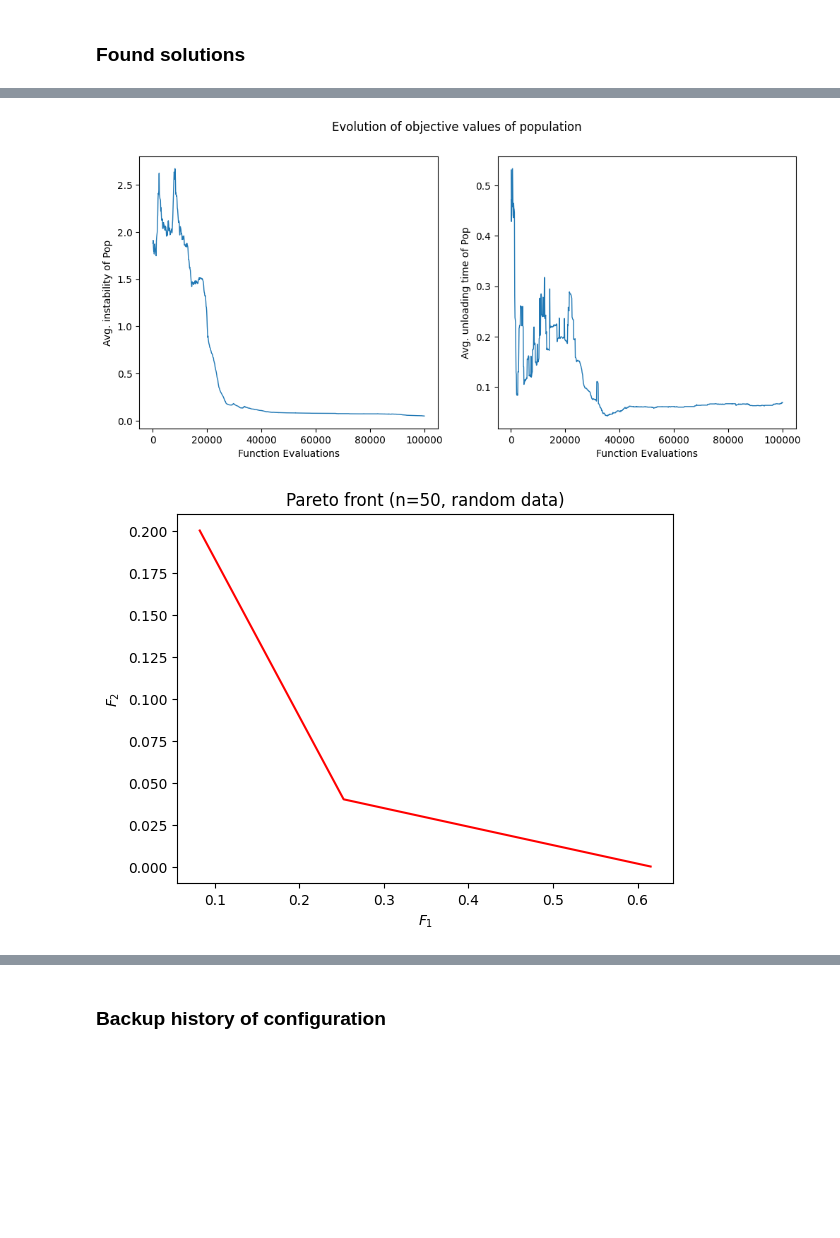
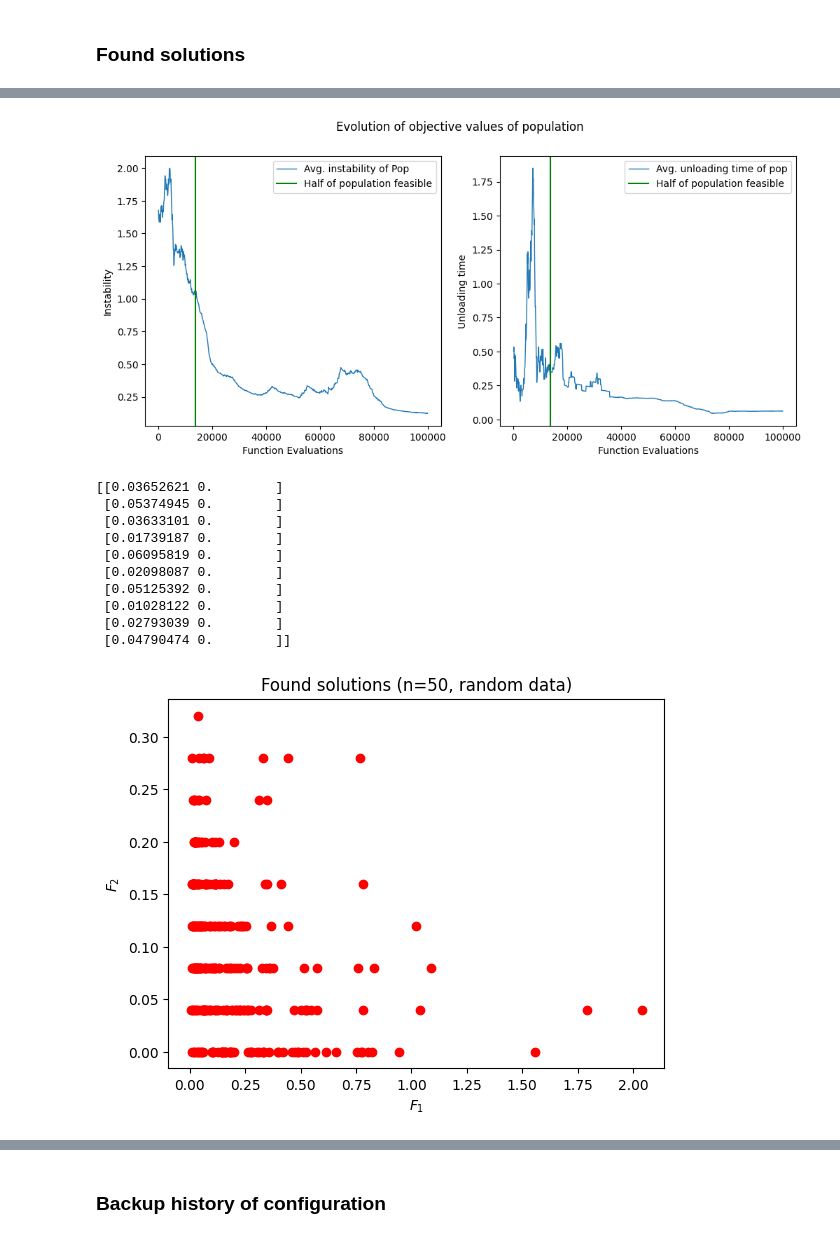
Before and after one commit to boomerr1/container-optimization, a Jupyter notebook: CargoOptimizationPymoo.ipynb, the cells around one changed output, grey strips where cells are left out. Drawn from its saved outputs; the diff is of its cells as text; code cells hidden in the pictures; blank space fills up the shorter version.

```diff
--- a/CargoOptimizationPymoo.ipynb
+++ b/CargoOptimizationPymoo.ipynb
@@ -405,6 +366,8 @@ boat_history = []
 approx_ideal = F.min(axis=0)
 approx_nadir = F.max(axis=0)
 
+first = True
+
 for i, algo in enumerate(hist):
 
     # store the number of function evaluations
@@ -412,6 +375,11 @@ for i, algo in enumerate(hist):
 
     hist_stability_avg.append(algo.pop.get("F")[:,0].mean())
     hist_unloading_avg.append(algo.pop.get("F")[:,1].mean())
+
+    population_feasibility = (algo.pop.get("CV") > 0).mean()
+    if population_feasibility < 0.5 and first:
+        first = False
+        v_line = algo.evaluator.n_eval
 
     # retrieve the optimum from the algorithm
     opt = algo.opt
@@ -424,39 +392,59 @@ for i, algo in enumerate(hist):
 
 fig, ax = plt.subplots(nrows=1, ncols=2, figsize=(12,5))
 
-ax[0].plot(n_evals, hist_stability_avg, lw=1, label="Avg. stability of Pop")
-ax[0].set_ylabel('Avg. instability of Pop')
+ax[0].plot(n_evals, hist_stability_avg, lw=1, label="Avg. instability of Pop")
+ax[0].set_ylabel('Instability')
 ax[0].set_xlabel('Function Evaluations')
+ax[0].axvline(v_line, color='green', label='Half of population feasible')
+ax[0].legend()
 ax[1].plot(n_evals, hist_unloading_avg,  lw=1, label="Avg. unloading time of pop")
-ax[1].set_ylabel('Avg. unloading time of Pop')
+ax[1].set_ylabel('Unloading time')
 ax[1].set_xlabel('Function Evaluations')
+ax[1].axvline(v_line, color='green', label='Half of population feasible')
+ax[1].legend()
 fig.suptitle("Evolution of objective values of population")
 plt.show()
 # %% [output]
-[figure, old version]
+[figure, new version]
 # %%
 pareto_front = []
-for _ in range(10):
+for i in range(50):
 
     res = minimize(problem,
                 method,
-                termination=('n_gen', 1000),
-                seed=1,
+                termination=('n_gen', 2000),
                 save_history=True
                 )
 
-    F = res.opt.get("F")
-
-    pareto_front.extend(F)
+    try:
+        F = res.opt.get("F")
+        pareto_front.extend(F)
+    except:
+        print('No feasible solution found in run:', i)
 # %%
 pareto_front_arr = np.array(pareto_front)
+mask = pareto_front_arr[:,1] == 4
+pareto_front_arr2 = pareto_front_arr[~mask]
 
-pareto_points = np.array(list(set(tuple(i) for i in pareto_front_arr)))
+pareto_points = np.array(list(set(tuple(i) for i in pareto_front_arr2)))
 
-plt.plot(pareto_points[:,0], pareto_points[:,1], color='red')
+pareto_points_clip = pareto_points[pareto_points[:,0] < 0.1]
+pareto_points_clip = pareto_points_clip[pareto_points_clip[:,1] < 0.010]
+
+plt.scatter(pareto_points[:,0], pareto_points[:,1], color='red')
 plt.xlabel('$F_1$')
 plt.ylabel('$F_2$')
-plt.title('Pareto front (n=50, random data)')
+plt.title('Found solutions (n=50, random data)')
 plt.show()
 # %% [output]
+[[0.03652621 0.        ]
+ [0.05374945 0.        ]
+ [0.03633101 0.        ]
+ [0.01739187 0.        ]
+ [0.06095819 0.        ]
+ [0.02098087 0.        ]
+ [0.05125392 0.        ]
+ [0.01028122 0.        ]
+ [0.02793039 0.        ]
+ [0.04790474 0.        ]]
-[figure, old version]
+[figure, new version]
```
Also changed, not shown: parts of 12 cells of this notebook, 5 other files.
